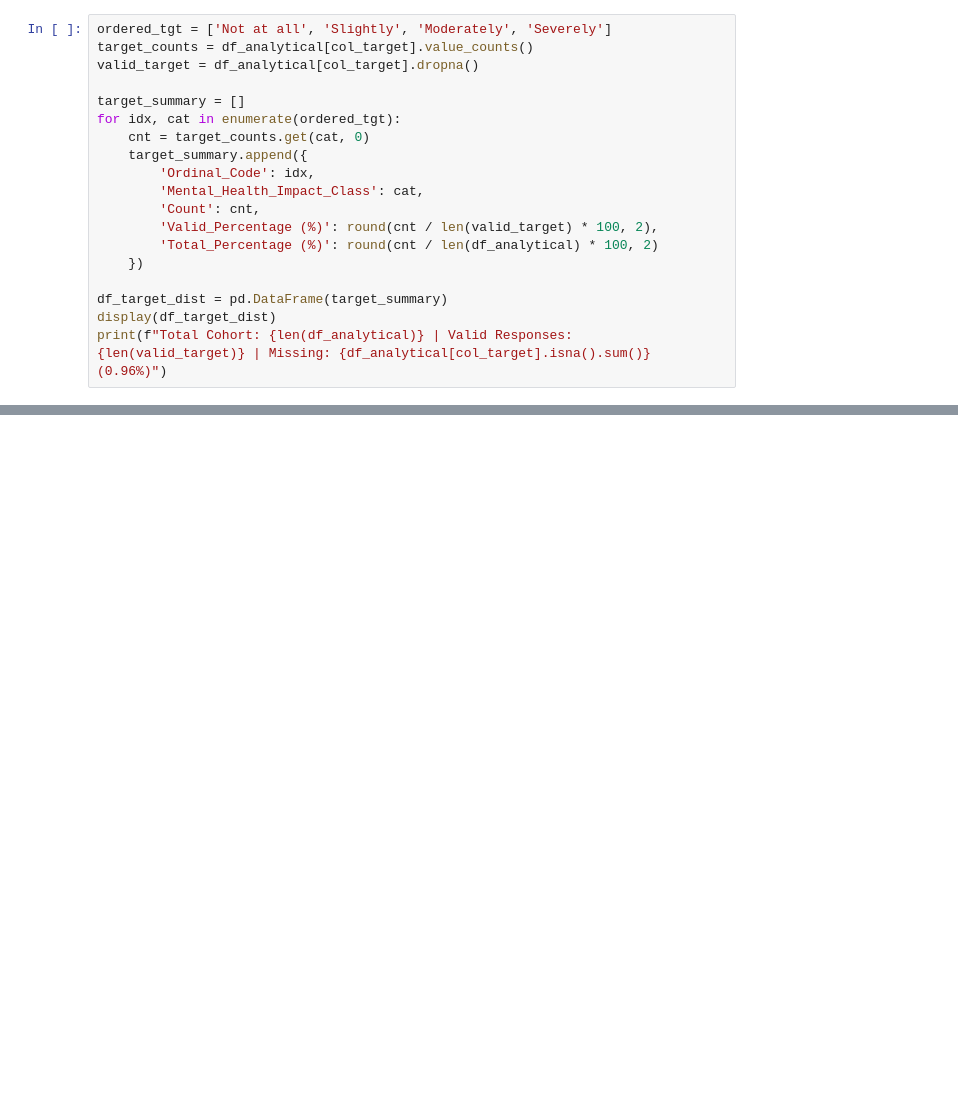
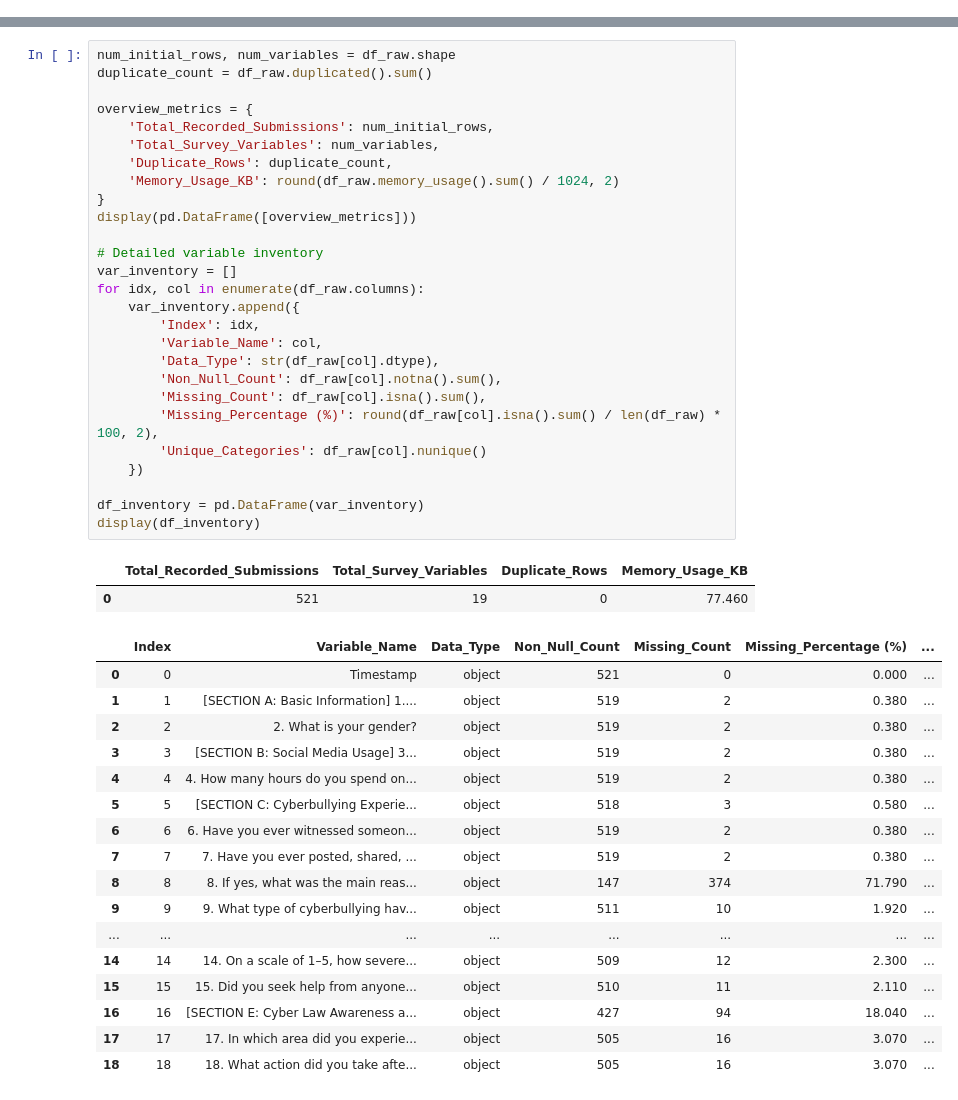
Before and after one commit to Itzz-Pavithra/MindSafe, a Jupyter notebook: notebook/02_statistical_analysis.ipynb, the cells around one changed output, grey strips where cells are left out. Drawn from its saved outputs; the diff is of its cells as text; blank space fills up the shorter version.

```diff
--- a/notebook/02_statistical_analysis.ipynb
+++ b/notebook/02_statistical_analysis.ipynb
@@ -244,19 +0,0 @@ Analyze the distribution of the primary outcome variable: **Mental Health Impact
-# %%
-ordered_tgt = ['Not at all', 'Slightly', 'Moderately', 'Severely']
-target_counts = df_analytical[col_target].value_counts()
-valid_target = df_analytical[col_target].dropna()
-
-target_summary = []
-for idx, cat in enumerate(ordered_tgt):
-    cnt = target_counts.get(cat, 0)
-    target_summary.append({
-        'Ordinal_Code': idx,
-        'Mental_Health_Impact_Class': cat,
-        'Count': cnt,
-        'Valid_Percentage (%)': round(cnt / len(valid_target) * 100, 2),
-        'Total_Percentage (%)': round(cnt / len(df_analytical) * 100, 2)
-    })
-
-df_target_dist = pd.DataFrame(target_summary)
-display(df_target_dist)
-print(f"Total Cohort: {len(df_analytical)} | Valid Responses: {len(valid_target)} | Missing: {df_analytical[col_target].isna().sum()} (0.96%)")
@@ -965,0 +89,47 @@ All research summary tables exported successfully to Data/processed/ and results
+# %%
+num_initial_rows, num_variables = df_raw.shape
+duplicate_count = df_raw.duplicated().sum()
+
+overview_metrics = {
+    'Total_Recorded_Submissions': num_initial_rows,
+    'Total_Survey_Variables': num_variables,
+    'Duplicate_Rows': duplicate_count,
+    'Memory_Usage_KB': round(df_raw.memory_usage().sum() / 1024, 2)
+}
+display(pd.DataFrame([overview_metrics]))
+
+# Detailed variable inventory
+var_inventory = []
+for idx, col in enumerate(df_raw.columns):
+    var_inventory.append({
+        'Index': idx,
+        'Variable_Name': col,
+        'Data_Type': str(df_raw[col].dtype),
+        'Non_Null_Count': df_raw[col].notna().sum(),
+        'Missing_Count': df_raw[col].isna().sum(),
+        'Missing_Percentage (%)': round(df_raw[col].isna().sum() / len(df_raw) * 100, 2),
+        'Unique_Categories': df_raw[col].nunique()
+    })
+
+df_inventory = pd.DataFrame(var_inventory)
+display(df_inventory)
+# %% [output]
+|  | Total_Recorded_Submissions | Total_Survey_Variables | Duplicate_Rows | Memory_Usage_KB |
+| 0 | 521 | 19 | 0 | 77.460 |
+|  | Index | Variable_Name | Data_Type | Non_Null_Count | Missing_Count | Missing_Percentage (%) | ... |
+| 0 | 0 | Timestamp | object | 521 | 0 | 0.000 | ... |
+| 1 | 1 | [SECTION A: Basic Information] 1.... | object | 519 | 2 | 0.380 | ... |
+| 2 | 2 | 2. What is your gender? | object | 519 | 2 | 0.380 | ... |
+| 3 | 3 | [SECTION B: Social Media Usage] 3... | object | 519 | 2 | 0.380 | ... |
+| 4 | 4 | 4. How many hours do you spend on... | object | 519 | 2 | 0.380 | ... |
+| 5 | 5 | [SECTION C: Cyberbullying Experie... | object | 518 | 3 | 0.580 | ... |
+| 6 | 6 | 6. Have you ever witnessed someon... | object | 519 | 2 | 0.380 | ... |
+| 7 | 7 | 7. Have you ever posted, shared, ... | object | 519 | 2 | 0.380 | ... |
+| 8 | 8 | 8. If yes, what was the main reas... | object | 147 | 374 | 71.790 | ... |
+| 9 | 9 | 9. What type of cyberbullying hav... | object | 511 | 10 | 1.920 | ... |
+| ... | ... | ... | ... | ... | ... | ... | ... |
+| 14 | 14 | 14. On a scale of 1–5, how severe... | object | 509 | 12 | 2.300 | ... |
+| 15 | 15 | 15. Did you seek help from anyone... | object | 510 | 11 | 2.110 | ... |
+| 16 | 16 | [SECTION E: Cyber Law Awareness a... | object | 427 | 94 | 18.040 | ... |
+| 17 | 17 | 17. In which area did you experie... | object | 505 | 16 | 3.070 | ... |
+| 18 | 18 | 18. What action did you take afte... | object | 505 | 16 | 3.070 | ... |
```
Also changed, not shown: parts of 76 cells of this notebook, 38 other files.
